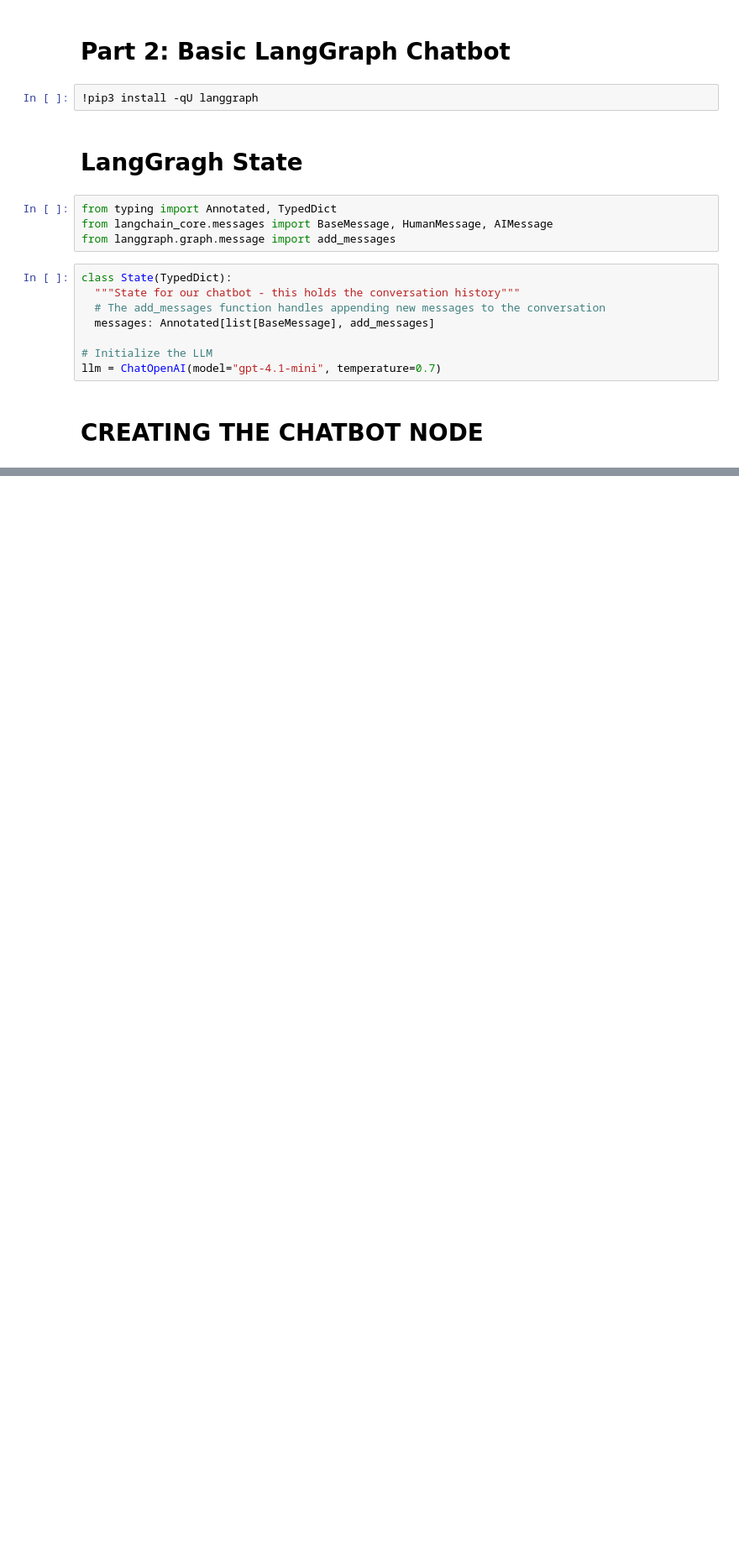
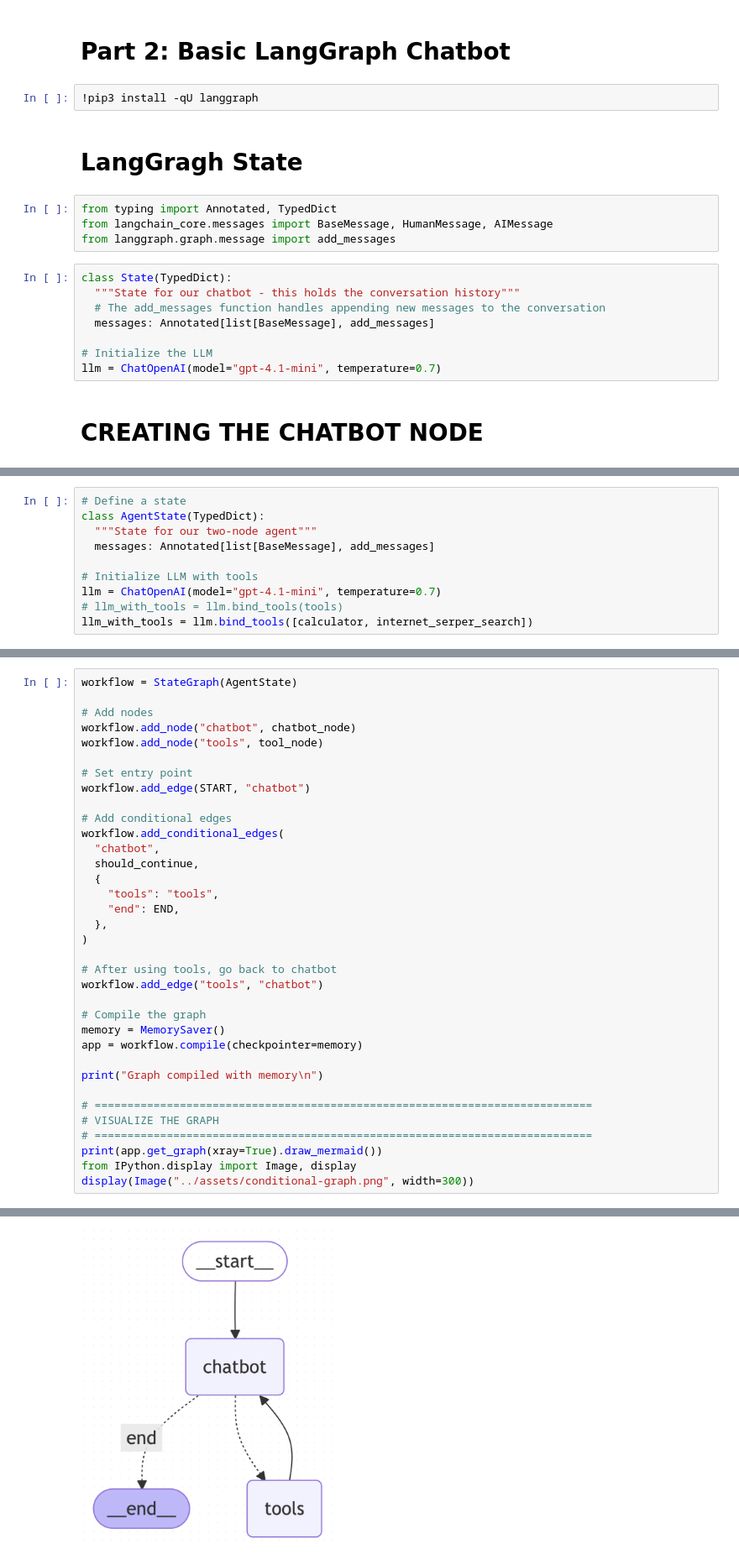
Before and after one commit to ljcheng999/rag-langchain-agent, a Jupyter notebook: notebook/rag-agent.ipynb, the cells around one changed output, grey strips where cells are left out. Shown at 84% size. Saved outputs shown, nothing was run; the diff lists cells and outputs as text; blank space fills up the shorter version.

Commit message:
langchain should be good. Get ready to test on tavily

```diff
--- a/notebook/rag-agent.ipynb
+++ b/notebook/rag-agent.ipynb
@@ -232,0 +374,10 @@ print("Chatbot node function created")
+# %%
+# Define a state
+class AgentState(TypedDict):
+  """State for our two-node agent"""
+  messages: Annotated[list[BaseMessage], add_messages]
+
+# Initialize LLM with tools
+llm = ChatOpenAI(model="gpt-4.1-mini", temperature=0.7)
+# llm_with_tools = llm.bind_tools(tools)
+llm_with_tools = llm.bind_tools([calculator, internet_serper_search])
@@ -232,0 +461,36 @@ print("Chatbot node function created")
+# %%
+workflow = StateGraph(AgentState)
+
+# Add nodes
+workflow.add_node("chatbot", chatbot_node)
+workflow.add_node("tools", tool_node)
+
+# Set entry point
+workflow.add_edge(START, "chatbot")
+
+# Add conditional edges
+workflow.add_conditional_edges(
+  "chatbot",
+  should_continue,
+  {
+    "tools": "tools",
+    "end": END,
+  },
+)
+
+# After using tools, go back to chatbot
+workflow.add_edge("tools", "chatbot")
+
+# Compile the graph
+memory = MemorySaver()
+app = workflow.compile(checkpointer=memory)
+
+print("Graph compiled with memory\n")
+
+# ============================================================================
+# VISUALIZE THE GRAPH
+# ============================================================================
+print(app.get_graph(xray=True).draw_mermaid())
+from IPython.display import Image, display
+display(Image("../assets/conditional-graph.png", width=300))
+# %% [output]
@@ -232,0 +516 @@ print("Chatbot node function created")
+[figure, added]
```
Also changed, not shown: parts of 39 cells of this notebook, 11 other files.
